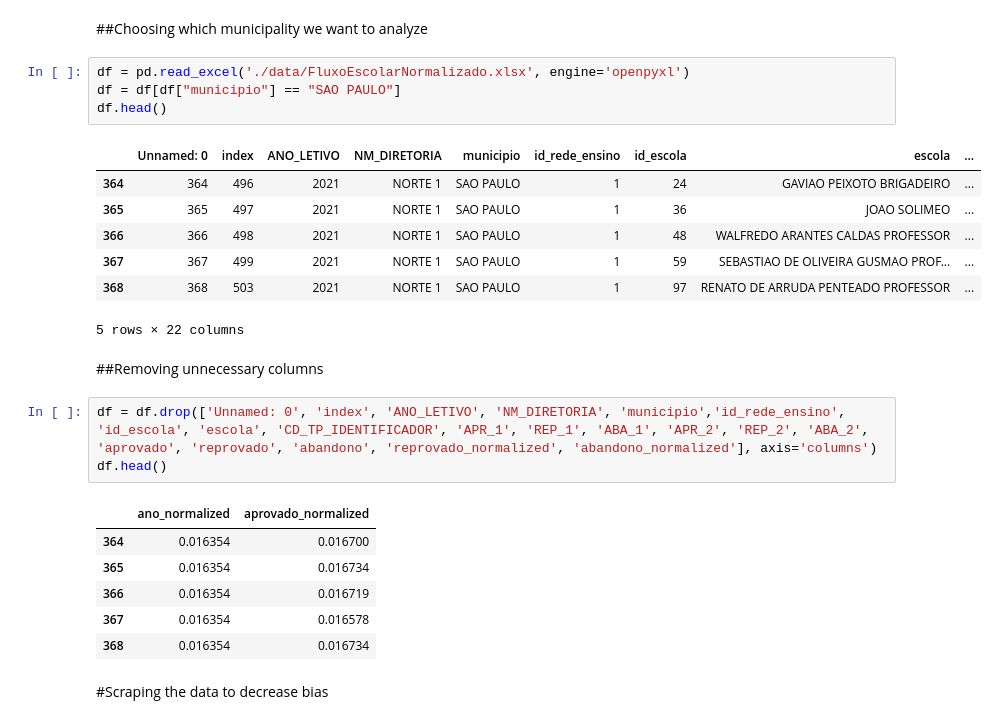
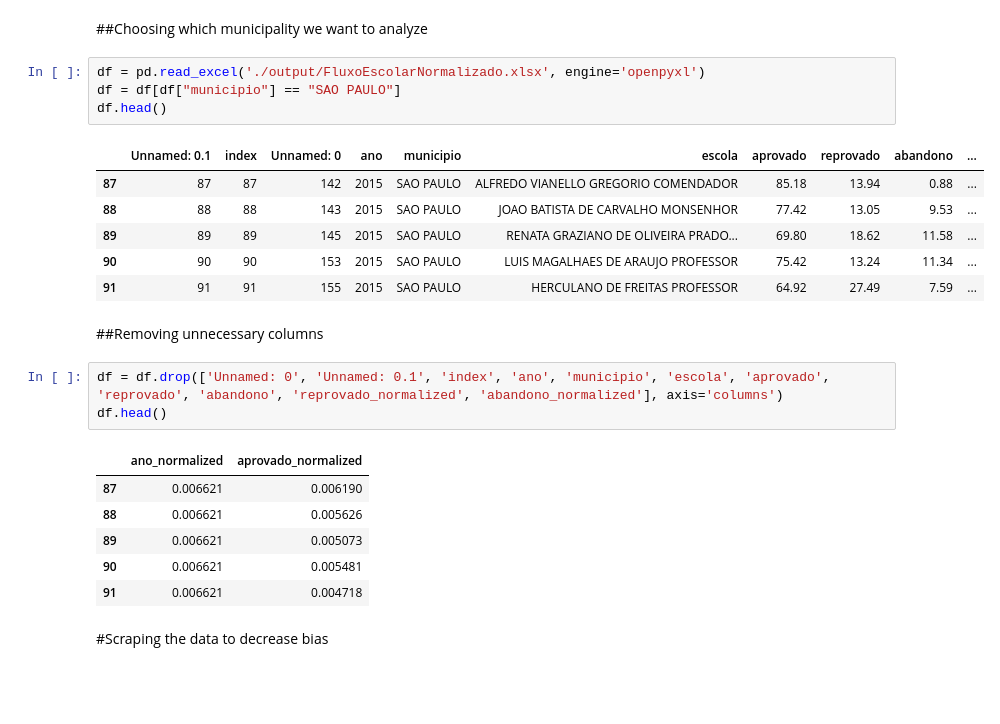
Before and after one commit to maiconspa/student-analysis, a Jupyter notebook: a3_ia.ipynb, the cells around one changed output. Saved outputs shown, nothing was run; the diff lists cells and outputs as text; blank space fills up the shorter version.

```diff
--- a/a3_ia.ipynb
+++ b/a3_ia.ipynb
@@ -216,29 +208,28 @@ from sklearn.metrics import mean_squared_error, r2_score
 # %% [markdown]
 ##Choosing which municipality we want to analyze
 # %%
-df = pd.read_excel('./data/FluxoEscolarNormalizado.xlsx', engine='openpyxl')
+df = pd.read_excel('./output/FluxoEscolarNormalizado.xlsx', engine='openpyxl')
 df = df[df["municipio"] == "SAO PAULO"]
 df.head()
 # %% [output]
-|  | Unnamed: 0 | index | ANO_LETIVO | NM_DIRETORIA | municipio | id_rede_ensino | id_escola | escola | ... |
-| 364 | 364 | 496 | 2021 | NORTE 1 | SAO PAULO | 1 | 24 | GAVIAO PEIXOTO BRIGADEIRO | ... |
-| 365 | 365 | 497 | 2021 | NORTE 1 | SAO PAULO | 1 | 36 | JOAO SOLIMEO | ... |
-| 366 | 366 | 498 | 2021 | NORTE 1 | SAO PAULO | 1 | 48 | WALFREDO ARANTES CALDAS PROFESSOR | ... |
-| 367 | 367 | 499 | 2021 | NORTE 1 | SAO PAULO | 1 | 59 | SEBASTIAO DE OLIVEIRA GUSMAO PROF... | ... |
-| 368 | 368 | 503 | 2021 | NORTE 1 | SAO PAULO | 1 | 97 | RENATO DE ARRUDA PENTEADO PROFESSOR | ... |
+|  | Unnamed: 0.1 | index | Unnamed: 0 | ano | municipio | escola | aprovado | reprovado | abandono | ... |
+| 87 | 87 | 87 | 142 | 2015 | SAO PAULO | ALFREDO VIANELLO GREGORIO COMENDADOR | 85.18 | 13.94 | 0.88 | ... |
+| 88 | 88 | 88 | 143 | 2015 | SAO PAULO | JOAO BATISTA DE CARVALHO MONSENHOR | 77.42 | 13.05 | 9.53 | ... |
+| 89 | 89 | 89 | 145 | 2015 | SAO PAULO | RENATA GRAZIANO DE OLIVEIRA PRADO... | 69.80 | 18.62 | 11.58 | ... |
+| 90 | 90 | 90 | 153 | 2015 | SAO PAULO | LUIS MAGALHAES DE ARAUJO PROFESSOR | 75.42 | 13.24 | 11.34 | ... |
+| 91 | 91 | 91 | 155 | 2015 | SAO PAULO | HERCULANO DE FREITAS PROFESSOR | 64.92 | 27.49 | 7.59 | ... |
-5 rows × 22 columns
 # %% [markdown]
 ##Removing unnecessary columns
 # %%
-df = df.drop(['Unnamed: 0', 'index', 'ANO_LETIVO', 'NM_DIRETORIA', 'municipio','id_rede_ensino', 'id_escola', 'escola', 'CD_TP_IDENTIFICADOR', 'APR_1', 'REP_1', 'ABA_1', 'APR_2', 'REP_2', 'ABA_2', 'aprovado', 'reprovado', 'abandono', 'reprovado_normalized', 'abandono_normalized'], axis='columns')
+df = df.drop(['Unnamed: 0', 'Unnamed: 0.1', 'index', 'ano', 'municipio', 'escola', 'aprovado', 'reprovado', 'abandono', 'reprovado_normalized', 'abandono_normalized'], axis='columns')
 df.head()
 # %% [output]
 |  | ano_normalized | aprovado_normalized |
-| 364 | 0.016354 | 0.016700 |
-| 365 | 0.016354 | 0.016734 |
-| 366 | 0.016354 | 0.016719 |
-| 367 | 0.016354 | 0.016578 |
-| 368 | 0.016354 | 0.016734 |
+| 87 | 0.006621 | 0.006190 |
+| 88 | 0.006621 | 0.005626 |
+| 89 | 0.006621 | 0.005073 |
+| 90 | 0.006621 | 0.005481 |
+| 91 | 0.006621 | 0.004718 |
 # %% [markdown]
 #Scraping the data to decrease bias
 # %%
```
Also changed, not shown: parts of 19 cells of this notebook, 2 other files.
